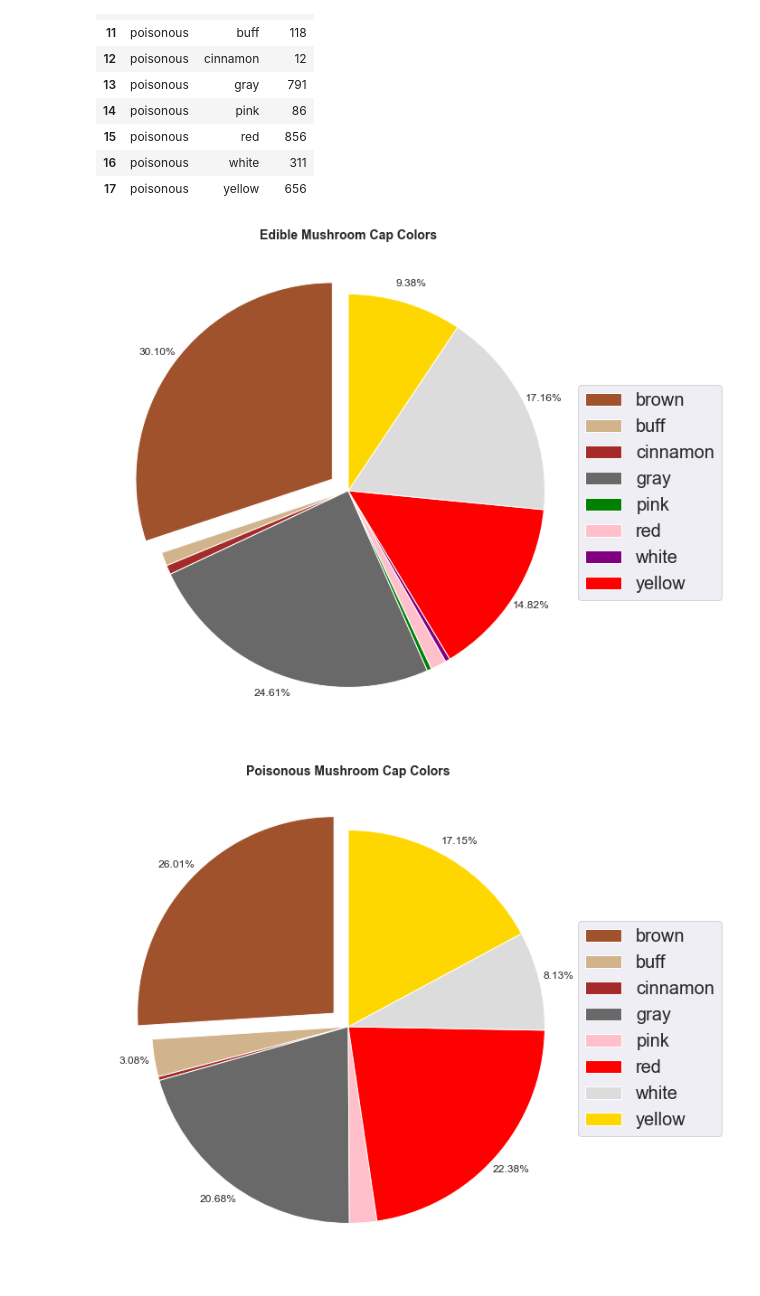
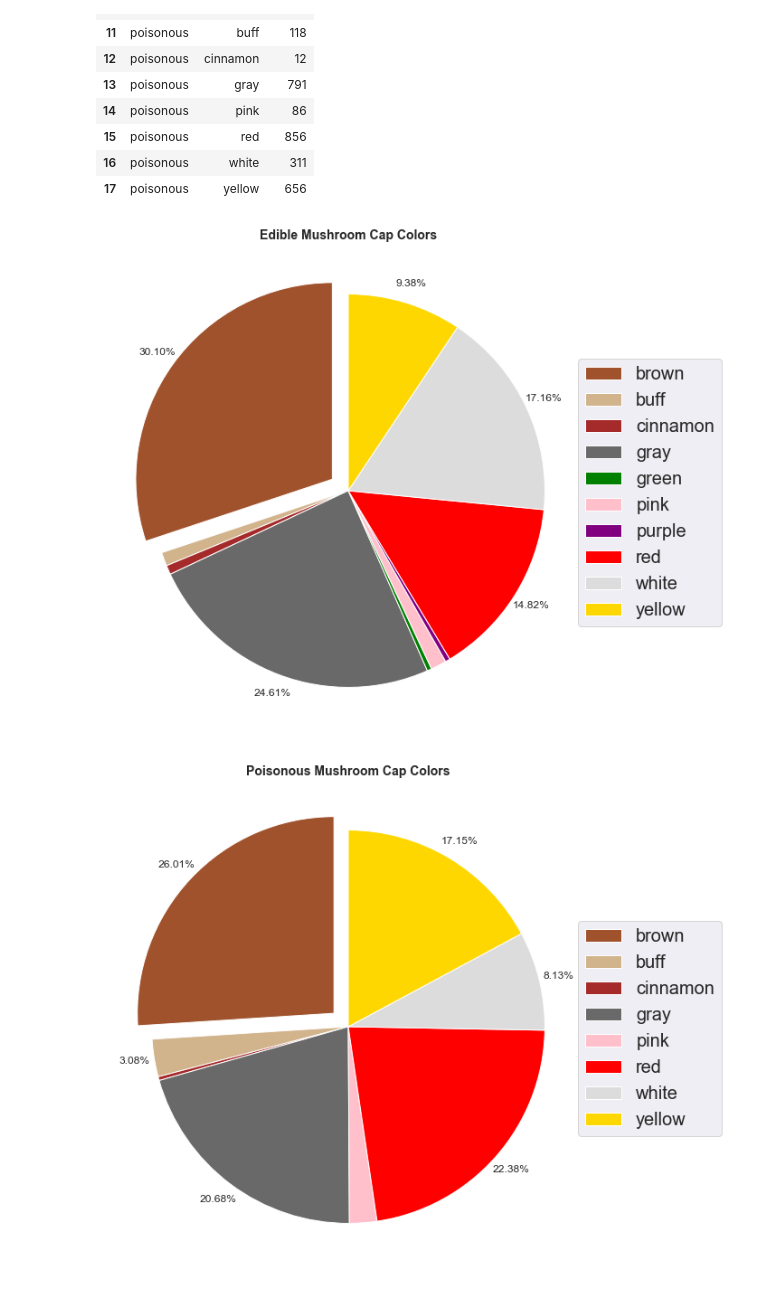
Before and after one commit to csun-data-science-bootcamp-20/Group9, a Jupyter notebook: Mushrooms.ipynb, the cells around one changed output. Saved outputs shown, nothing was run; the diff lists cells and outputs as text; code cells hidden in the pictures.

```diff
--- a/Mushrooms.ipynb
+++ b/Mushrooms.ipynb
@@ -838,21 +838,21 @@ pois_capcolor_counts
 # %%
 def my_autopct(pct):
     return ('%.2f%%' % pct) if pct > 5 else ''
 
 labels = edible_capcolor_counts['cap-color']
 sizes = edible_capcolor_counts['count']
 colors = ['sienna','tan','brown','dimgray','green','pink','purple','red','gainsboro','gold']
 explode = (0.1, 0, 0, 0, 0, 0, 0, 0, 0, 0)
 
 fig1, ax1 = plt.subplots(figsize=(10,10))
 pie = ax1.pie(sizes, explode=explode, colors=colors, autopct=my_autopct, pctdistance=1.1, startangle=90)
 plt.title('Edible Mushroom Cap Colors', weight='bold', size=14)
-plt.legend(pie[0],labels1, bbox_to_anchor=(1.1,0.5), loc="center right", fontsize=20,
+plt.legend(pie[0],labels, bbox_to_anchor=(1.1,0.5), loc="center right", fontsize=20,
            bbox_transform=plt.gcf().transFigure)
 
 plt.show()
 # %% [output]
-[figure, old version]
+[figure, new version]
 # %%
 def my_autopct(pct):
     return ('%.2f%%' % pct) if pct > 3 else ''
```
